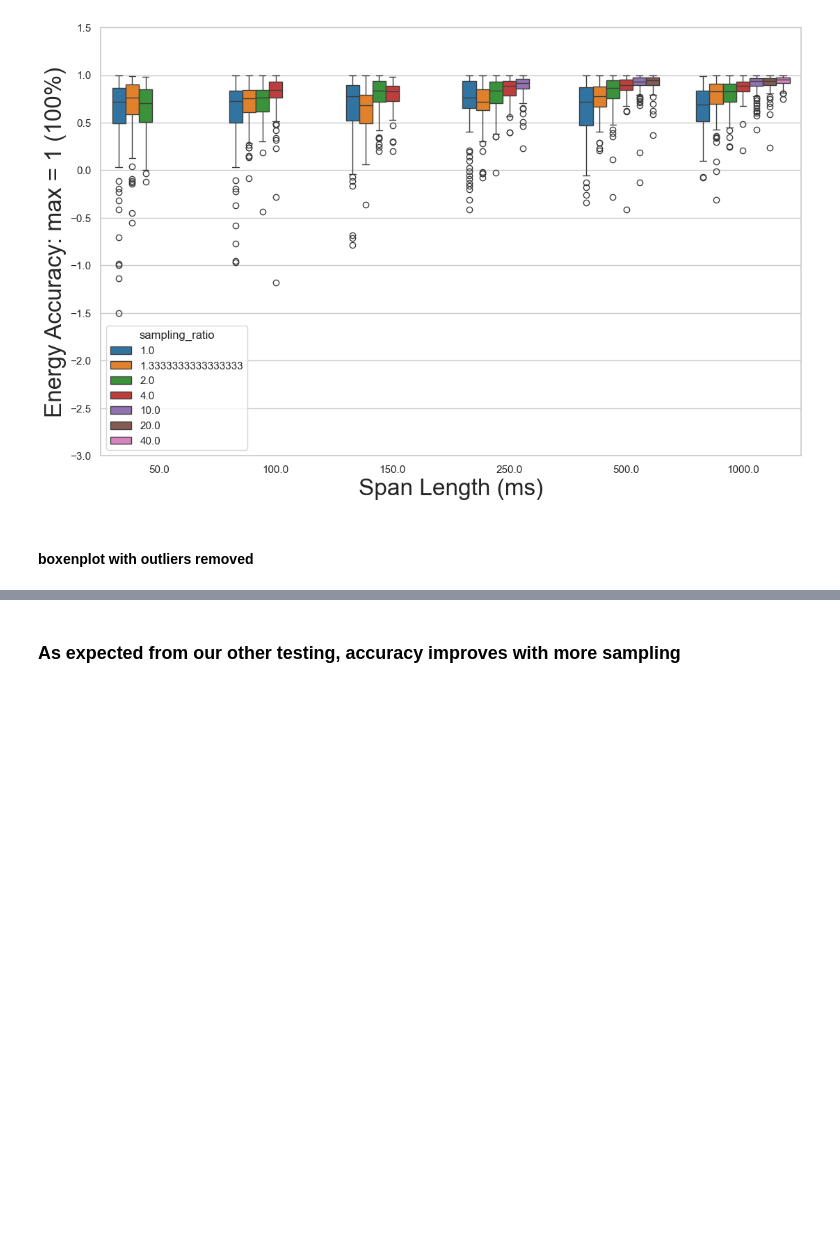
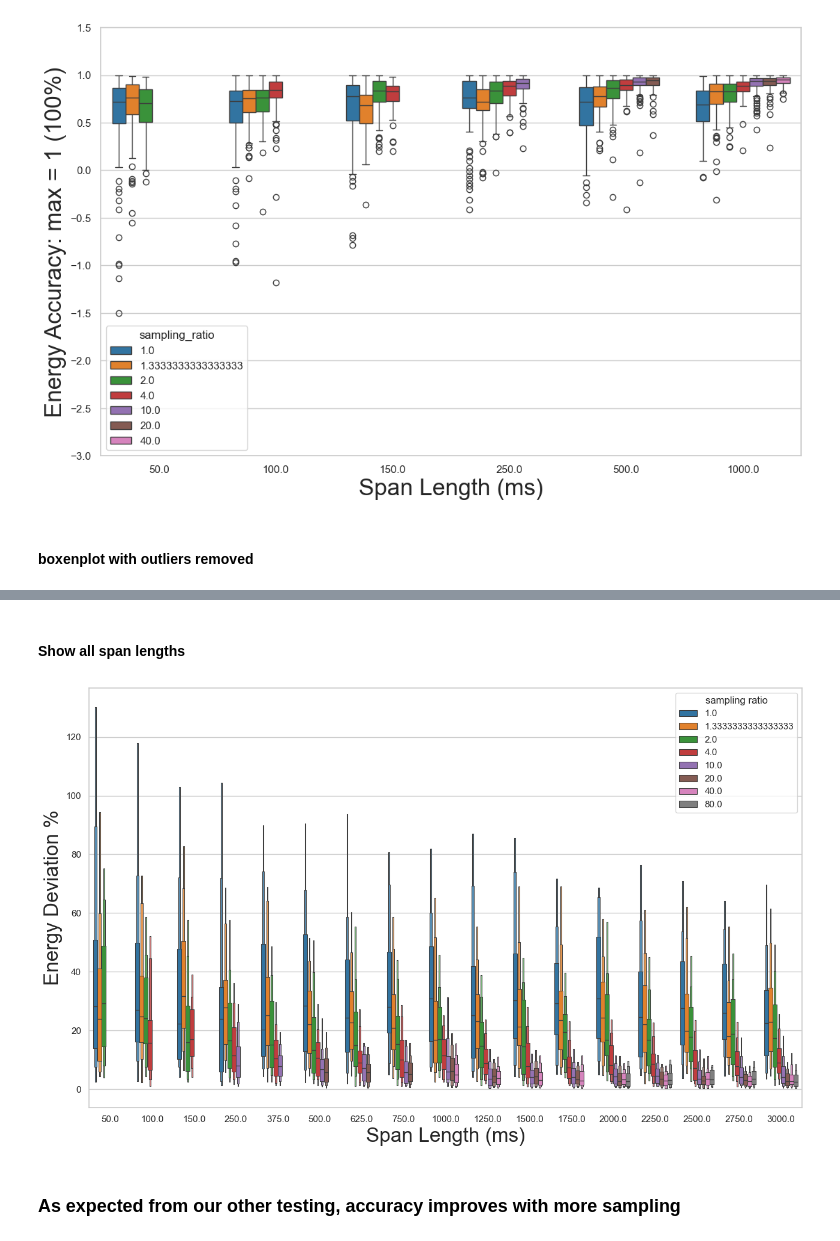
Before and after one commit to tedscott/SideProjects, a Jupyter notebook: E2EGHG/AccuracyModeling.ipynb, the cells around one changed output, grey strips where cells are left out. Saved outputs shown, nothing was run; the diff lists cells and outputs as text; code cells hidden in the pictures; blank space fills up the shorter version.

```diff
--- a/E2EGHG/AccuracyModeling.ipynb
+++ b/E2EGHG/AccuracyModeling.ipynb
@@ -205,3 +218,16 @@ Text(0, 0.5, 'Energy Accuracy: max = 1 (100%)')
+# %% [markdown]
+#### Show all span lengths
+# %%
+plt.figure(figsize=(13,8))
+sns.boxenplot(data = df_filtered, x='cpu_ms', y='energy_deviation_pct_abs', hue='sampling_ratio', palette='tab10', showfliers=False)
+#plt.ylim(0,1.5)
+plt.xlabel("Span Length (ms)", fontsize=fs)
+plt.ylabel("Energy Deviation %", fontsize=fs)
+plt.legend(loc = 'upper right', title='sampling ratio')
+plt.tight_layout()
+plt.show()
+# %% [output]
+[figure, added]
 # %% [markdown]
 ### As expected from our other testing, accuracy improves with more sampling
 # %% [markdown]
```
Also changed, not shown: parts of 10 cells of this notebook, 1 other file.
